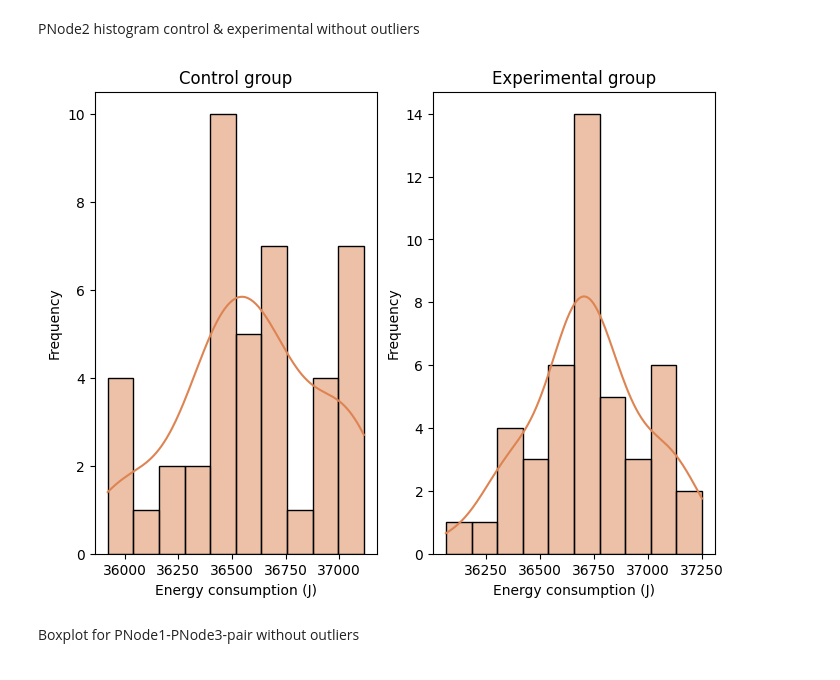
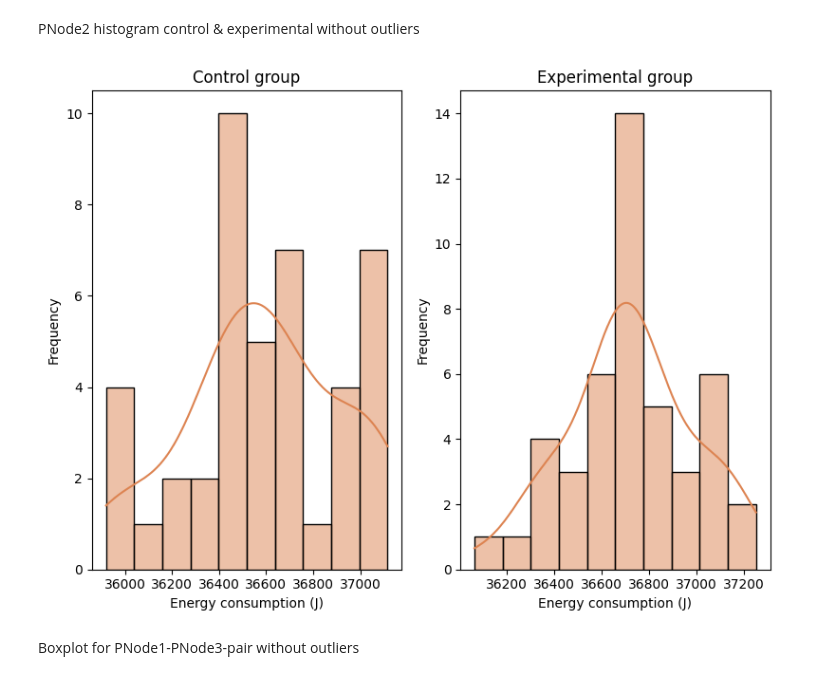
Before and after one commit to Flavio8699/ms-thesis-replication-package, a Jupyter notebook: replication-package-RQ3/Efficiency/efficiency-analysis.ipynb, the cells around one changed output. Cells and saved outputs as stored; diff of their text form; code cells hidden in the pictures.

```diff
--- a/replication-package-RQ3/Efficiency/efficiency-analysis.ipynb
+++ b/replication-package-RQ3/Efficiency/efficiency-analysis.ipynb
@@ -427,24 +430,25 @@ PNode2 histogram control & experimental without outliers
 # %%
 plt.figure(figsize=(8, 6))
 
 plt.subplot(1, 2, 1)
 sns.histplot(pc2_no_outliers_c['cicd_server_joules_consumption'],
              color=colors[1], kde=True, bins=10)
 plt.xlabel('Energy consumption (J)')
 plt.ylabel('Frequency')
 plt.title('Control group')
 
 plt.subplot(1, 2, 2)
 sns.histplot(pc2_no_outliers_e['cicd_server_joules_consumption'],
              color=colors[1], kde=True, bins=10)
 plt.xlabel('Energy consumption (J)')
 plt.ylabel('Frequency')
 plt.title('Experimental group')
 
+plt.tight_layout()
 plt.savefig(f'pnode-2-hist-without-outliers.pdf', dpi=300)
 plt.show()
 # %% [output]
-[figure, old version]
+[figure, new version]
 # %% [markdown]
 Boxplot for PNode1-PNode3-pair without outliers
 # %%
```
Also changed, not shown: parts of 3 cells of this notebook.
